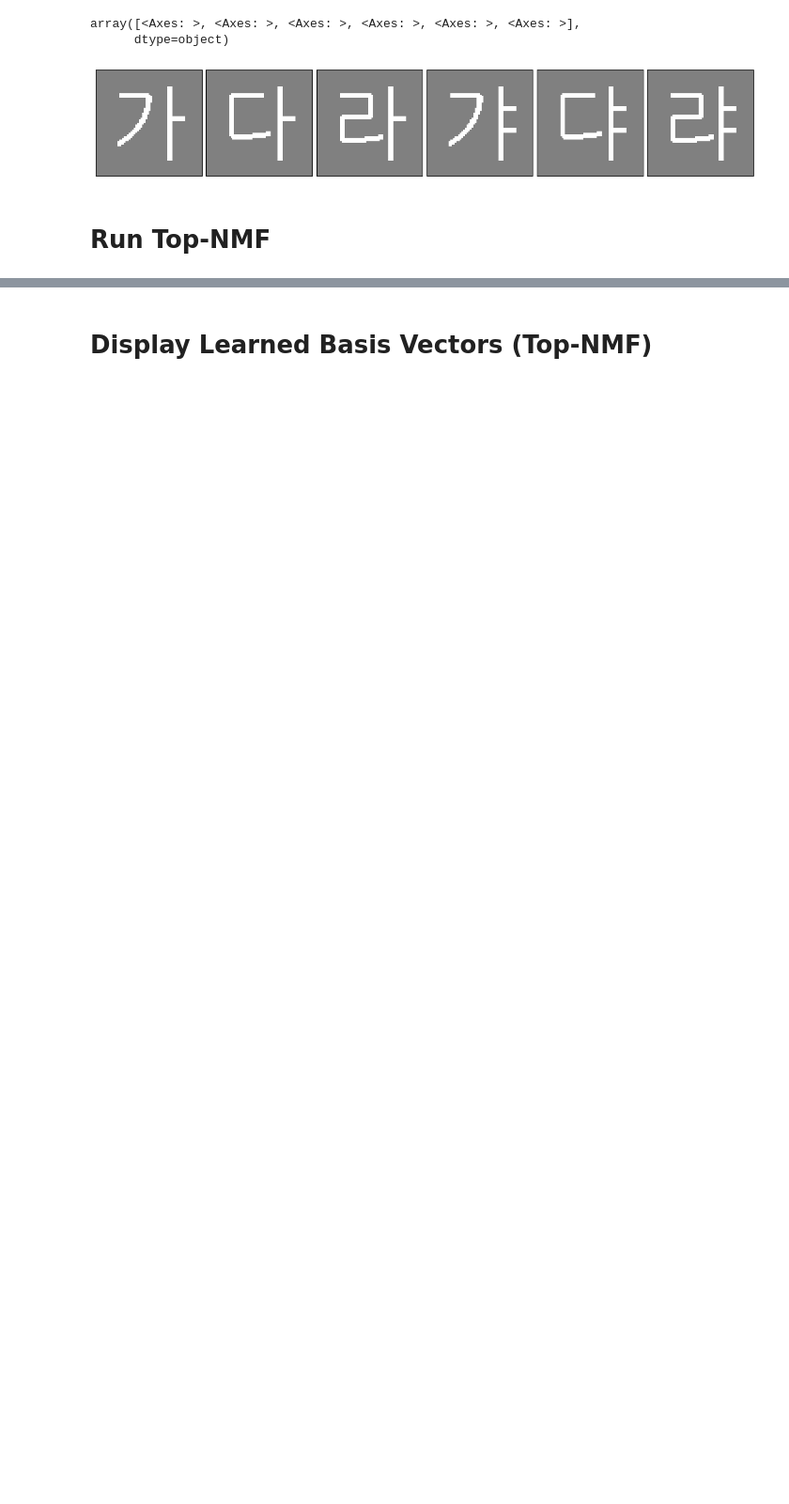
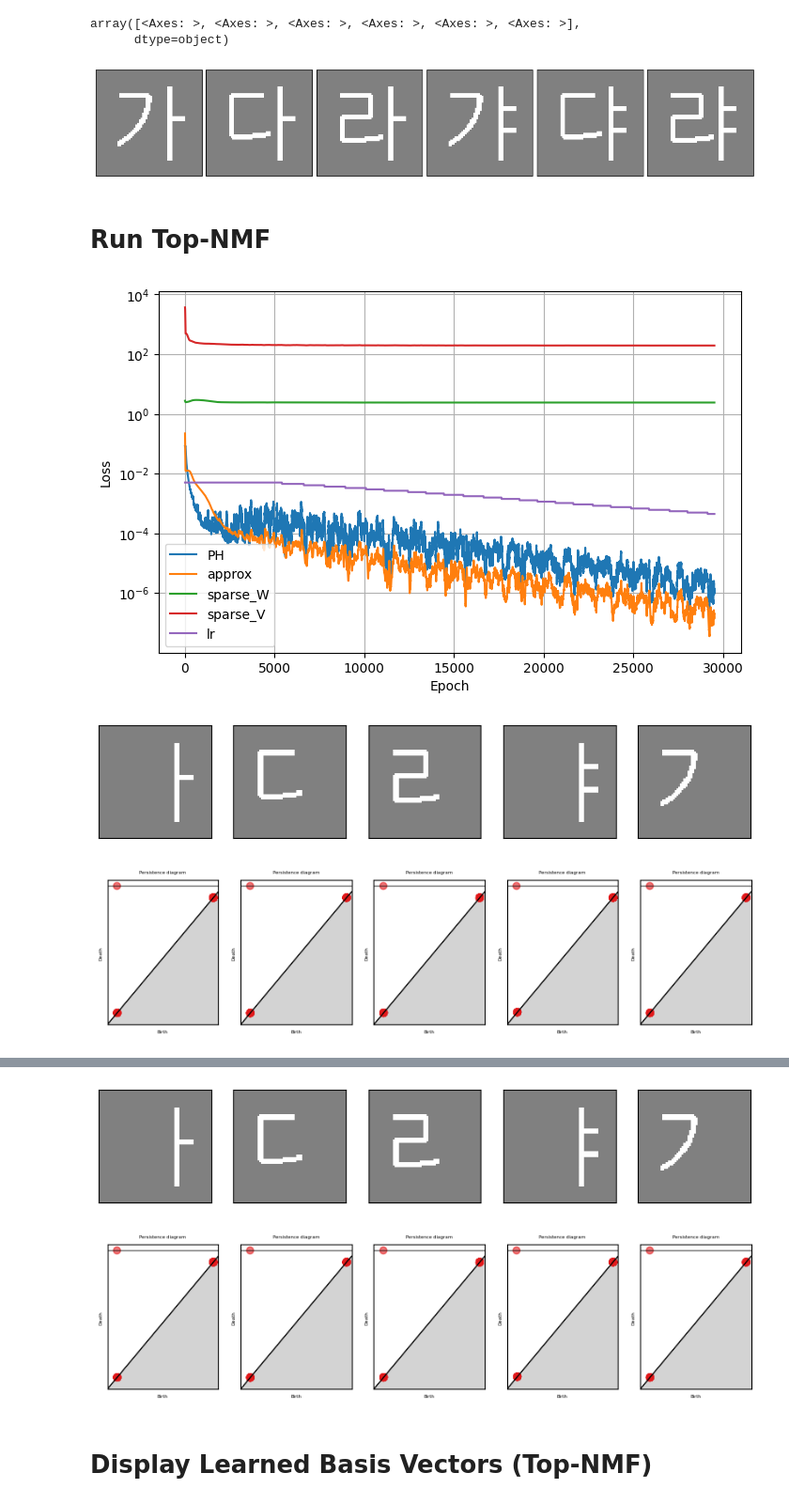
Before and after one commit to shizuo-kaji/TopNMF, a Jupyter notebook: Example 1.ipynb, the cells around one changed output, grey strips where cells are left out. Shown at 94% size. Saved outputs shown, nothing was run; the diff lists cells and outputs as text; code cells hidden in the pictures; blank space fills up the shorter version.

```diff
--- a/Example 1.ipynb
+++ b/Example 1.ipynb
@@ -147,47 +138,63 @@ PHmode = "V" # T or V construction
 superlevel = True
 
 ## specify target PH (or set to None for sparsity)
-target_PH = [torch.tensor([[]], dtype=torch.float, device=device, requires_grad=False),torch.tensor([[]], dtype=torch.float, device=device, requires_grad=False)]
+target_diagrams = [torch.tensor([[]], dtype=torch.float, device=device, requires_grad=False),torch.tensor([[]], dtype=torch.float, device=device, requires_grad=False)]
 
-n_iterations = 300
+
+n_iterations = 30000
 lambda_top = 0.5
-gd_iter = 1
 tol = 1e-4
 tol_count = 30000
 n_components = 5
 data_dims = (64, 64)
+PH_dims=[0, 1]
 
 # Create Cubical Complex
-cpx = CubicalComplex(superlevel=superlevel, dim=len(data_dims), mode=PHmode)
+cubical_complex = CubicalComplex(superlevel=superlevel, dim=len(data_dims), mode=PHmode)
 
 # Initialize Topological NMF model
 model = TopologicalNMF(
     n_components=n_components,
     device=device,
     random_state=42,
-    complex=cpx,
+    complex=cubical_complex,
+    ph_loss_fn=target_diagram_loss,
     data_shape=data_dims,
     use_embedding=False
 )
 
 # Fit the model
 # Flatten data for NMF
 X_flat = X.reshape(X.shape[0], -1)
 model.fit(
     X_flat,
     n_iterations=n_iterations,
     lr=lr,
+    PH_dims=PH_dims,
     lambda_top=lambda_top,
-    target_diagrams=target_PH,
-    gd_iter=gd_iter,
-    tol=tol,
-    tol_count=tol_count,
-    verbose=True
+    weight_decay = 0.1,
+    optimizer_cls=optim.AdamW,
+    scheduler_cls=optim.lr_scheduler.ReduceLROnPlateau,
+    scheduler_kwargs={
+        'factor': 0.9,
+        'patience': 1000
+    },
+    show_plots=['loss', 'basis', 'PH'],
+    disp_interval=10,
+    verbose=True,
+    target_diagrams=target_diagrams,
+    init_method = 'nndsvda',
+    plot_grid = (1,5),
+    superlevel=True,
+    PHmode=PHmode
 )
 
 # Extract learned factors
 W = model.W.detach().cpu().numpy()
 V = model.V.detach().cpu().numpy()
 
 print(f"Final Loss: {model.losses['approx'][-1]:.4f}")
 # %% [output]
+[figure, added]
+[figure, added]
+[figure, added]
@@ -195,3 +203,5 @@ Final Loss: 0.0094
+[figure, added]
+[figure, added]
 # %% [markdown]
 # Display Learned Basis Vectors (Top-NMF)
 # %%
```
Also changed, not shown: parts of 5 cells of this notebook, 5 other files.
